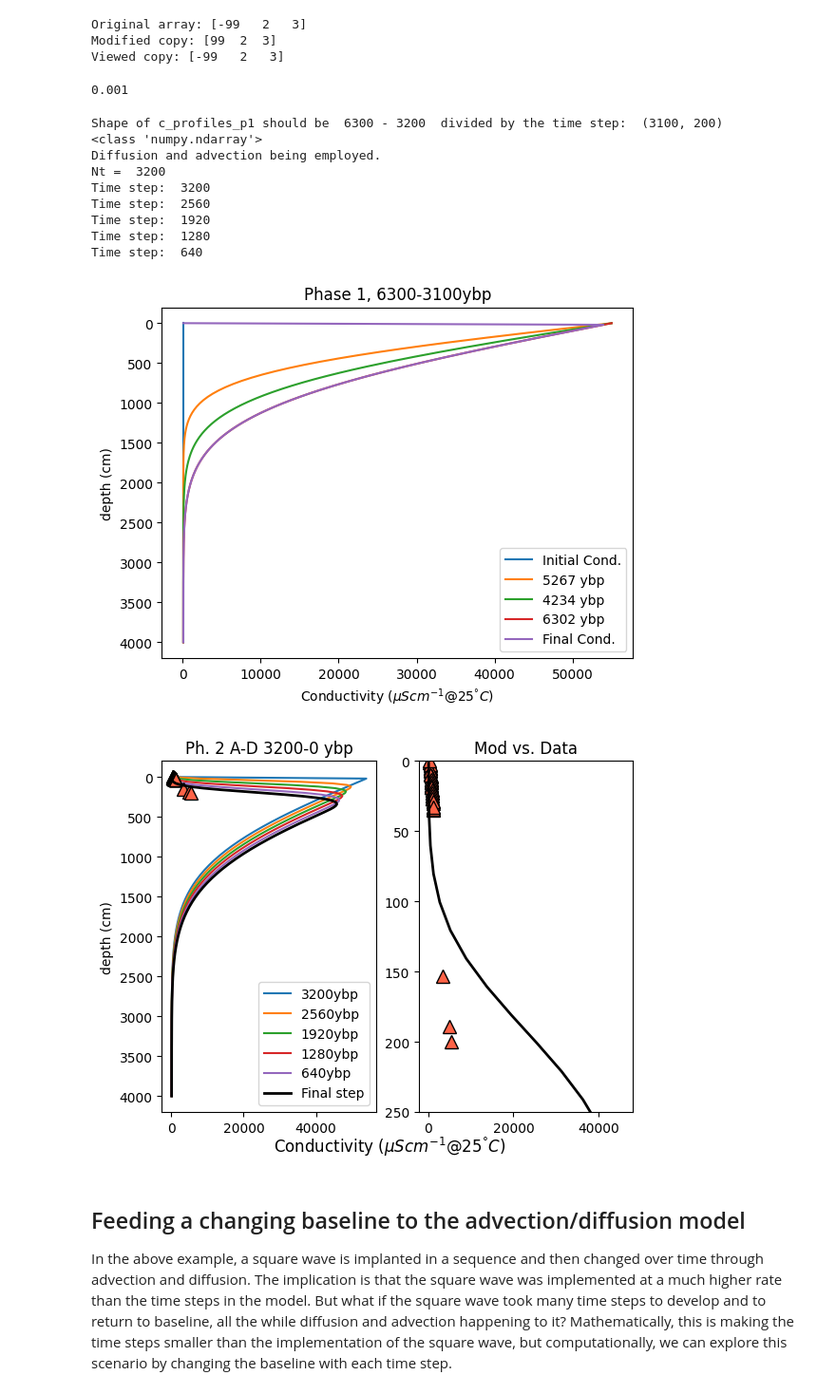
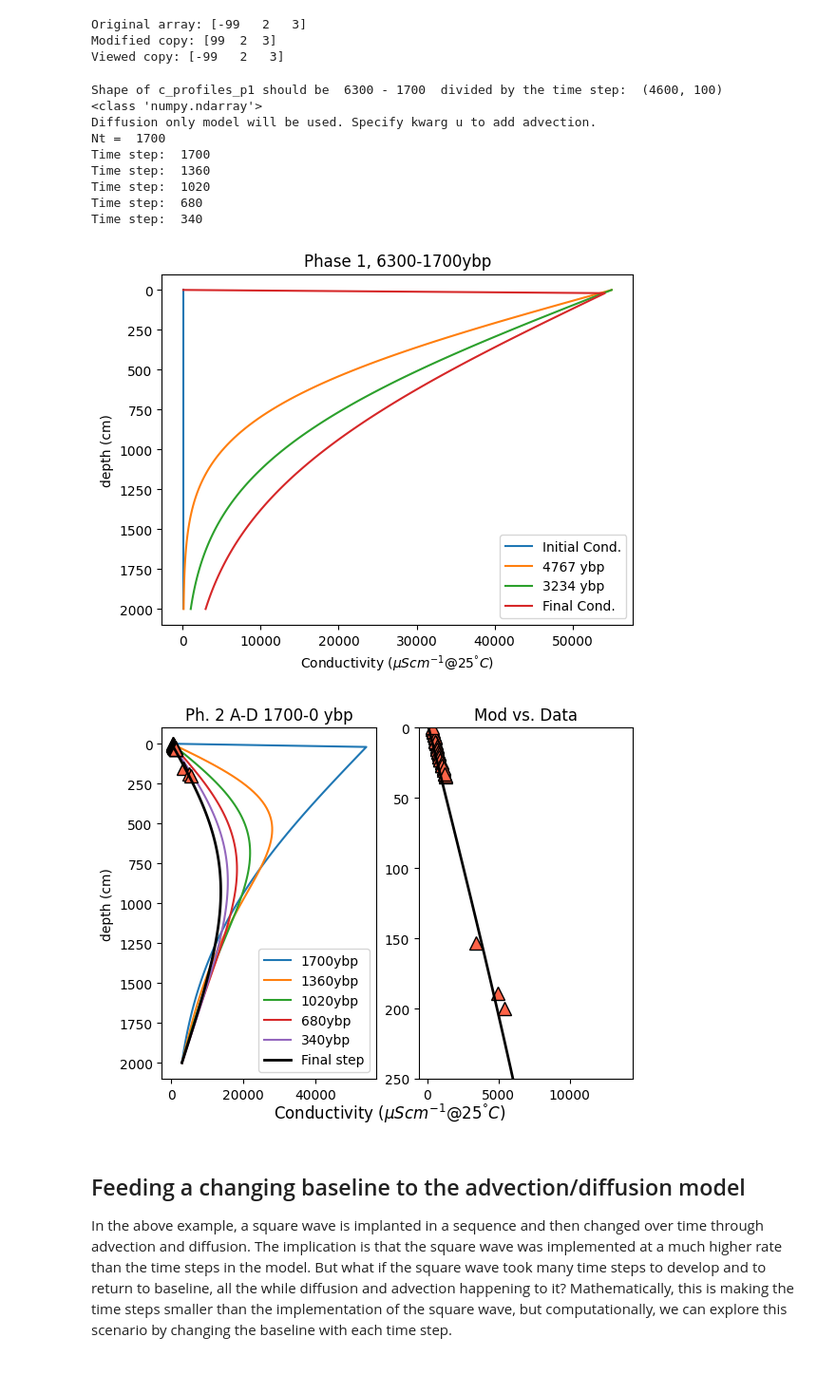
Before and after one commit to DirtBurner/Neuhaus_Model_Replication, a Jupyter notebook: TS_notebook.ipynb, the cells around one changed output. Shown at 95% size. Saved outputs shown, nothing was run; the diff lists cells and outputs as text; code cells hidden in the pictures.

```diff
--- a/TS_notebook.ipynb
+++ b/TS_notebook.ipynb
@@ -33,3 +33,6 @@ modern_ratio = 1.176810*10**(-12)
 S = 34                  #PSU
 ice_acc_rate = 0.15     #m/yr, Waddington et al, 2005
 surf_T = -25            #temperature at the surface of the ice (Engelhardt, 2004)
+
+#Destination directory for figures and data:
+dest_dir = 'C:/Users/beros/Box/UDrive_brosenheim/My_Documents/Service/Conferences and Presentations/WAIS/WAIS 2025 - Whidby'
@@ -375,27 +98,27 @@ Nx = L//depth_step                      # number of spatial points
 
 #Phase-level variables
 #Phase 1: Analytical solution - solute diffusion:
-T_0 = 10000                              #number of years phase 1 - How many years is the site open to seawater
+T_0 = 6300                              #number of years phase 1 - How many years is the site open to seawater
 Nt_T0 = T_0//time_step                  # number of time steps, phase 1
 
 #Phase 2 - Finite difference diffusion model
-T_1 = 4000                         #Number of years after readvance, and to present. How long ago did grounding line advace past SLM?
+T_1 = 1700                        #Number of years after readvance, and to present. How long ago did grounding line advace past SLM?
 Nt_T1 = T_1//time_step                  # number of time steps, phase 2
 print('Number of time steps in Phase 2: ', Nt_T1)
 
 #derived values
 dx = L/Nx
-dt_0 = T/Nt
-dt_1 = T/Nt
+dt_0 = T_0/Nt_T0
+dt_1 = T_1/Nt_T1
 
 #Run Phase 1 Model:
 #Set diffusion coefficient:
 D = (1/(1-math.log(phi**2)))*D_Cl
 #D = D_Cl
-xes, c_profiles_p1 = Neuhaus_analytical_solution(T_0, T_1, time_step, L, depth_step, D, C_i, C_0)
+xes, c_profiles_p1 = nf.Neuhaus_analytical_solution(T_0, T_1, time_step, L, depth_step, D, C_i, C_0)
 
 #Run Phase 2 Model:
-z, phase_2_profiles = Neuhaus_PW_solute_model(c_profiles_p1, D, T_1, C_0, L, depth_step, time_step, u=0.02, check_handoff=False)
+z, phase_2_profiles, tag = nf.Neuhaus_PW_solute_model(c_profiles_p1, D, T_1, C_0, L, depth_step, time_step, u=0.04, check_handoff=False)
 print('Shape of phase_2_profiles = ', phase_2_profiles.shape)
 
 #Plot both phases:
@@ -403,6 +126,7 @@ print('Shape of phase_2_profiles = ', phase_2_profiles.shape)
 
 
 #Plot Phase 2 Model:
-fig, ax = visualize_phase2(phase_2_profiles, pw_df, z, slice=5)
+fig, ax = nf.visualize_allphases(c_profiles_p1, phase_2_profiles, pw_df, T_0, T_1, z, slice=5)
 plt.tight_layout()
+plt.savefig(dest_dir+'/All_phase_diagram_with_data_T0_'+str(T_0)+'_T1_'+str(T_1)+tag+'.png', dpi=600)
 # %% [output]
@@ -434,44 +152,40 @@ print(f"Viewed copy: {bad_coppied_array}")
 Original array: [-99   2   3]
 Modified copy: [99  2  3]
 Viewed copy: [-99   2   3]
-# %%
-print(dt)
-# %% [output]
-0.001
 # %%
 #Phase 1 Practice:
 
-L = 4000                                #cm depth scale, sediment
+L = 2000                                #cm depth scale, sediment
 depth_step = 20                         #cm, depth resolution of calculations
 T = 1700                                #years, amount of time that the system is open to the ocean
 D = 0.0113*100*100                      #cm^2/y, Diffusivity of chloride ion, Table 2 of Neuhaus et al., 2020
 
 
 
 Nx = L//depth_step                      # number of spatial points
 z = np.linspace(0, L, Nx)
 
-xes, phase1_arr = Neuhaus_analytical_solution(T_0, T_1, time_step, L, depth_step, D, C_i, C_0)
+xes, phase1_arr = nf.Neuhaus_analytical_solution(T_0, T_1, time_step, L, depth_step, D, C_i, C_0)
 print(type(phase1_arr))
-z, phase_2_profiles = Neuhaus_PW_solute_model(phase1_arr, D, T_1, C_0, L, depth_step, time_step, u=60, check_handoff=False)
+z, phase_2_profiles, _ = nf.Neuhaus_PW_solute_model(phase1_arr, D, T_1, C_0, L, depth_step, time_step, u=None, check_handoff=False)
 
 
 #Plot initial profile and some other time slices from Phase 1:
-fig, ax = visualize_phase1(phase1_arr, z, T_0, time_step)
-
-fig_diff, ax_diff = visualize_phase2(phase_2_profiles, pw_df, z, slice=5)
+fig, ax = nf.visualize_phase1(phase1_arr, z, T_0, time_step)
+plt.savefig(dest_dir+'/Phase1_profiles_example.png', dpi=600)
+fig_diff, ax_diff = nf.visualize_phase2(phase_2_profiles, pw_df, z, slice=5)
 # %% [output]
-Shape of c_profiles_p1 should be  6300 - 3200  divided by the time step:  (3100, 200)
+Shape of c_profiles_p1 should be  6300 - 1700  divided by the time step:  (4600, 100)
 <class 'numpy.ndarray'>
-Diffusion and advection being employed.
-Nt =  3200
-Time step:  3200
-Time step:  2560
-Time step:  1920
-Time step:  1280
-Time step:  640
+Diffusion only model will be used. Specify kwarg u to add advection.
+Nt =  1700
+Time step:  1700
+Time step:  1360
+Time step:  1020
+Time step:  680
+Time step:  340
-[figure, old version]
+[figure, new version]
-[figure, old version]
+[figure, new version]
 # %% [markdown]
 ## Feeding a changing baseline to the advection/diffusion model
 
```
Also changed, not shown: parts of 16 cells of this notebook, 2 other files.
